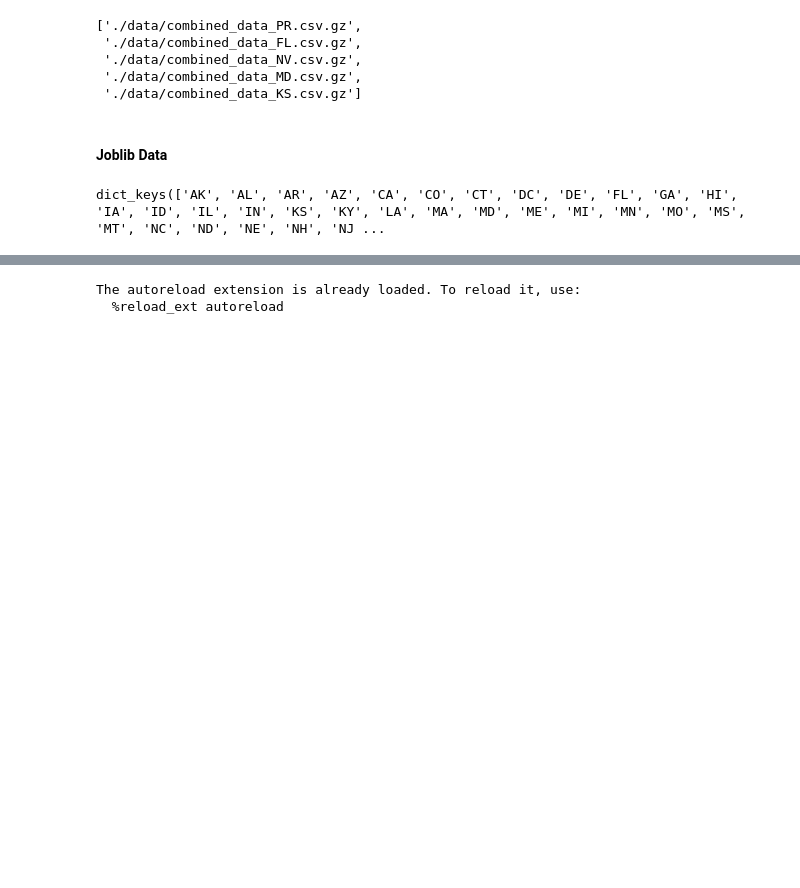
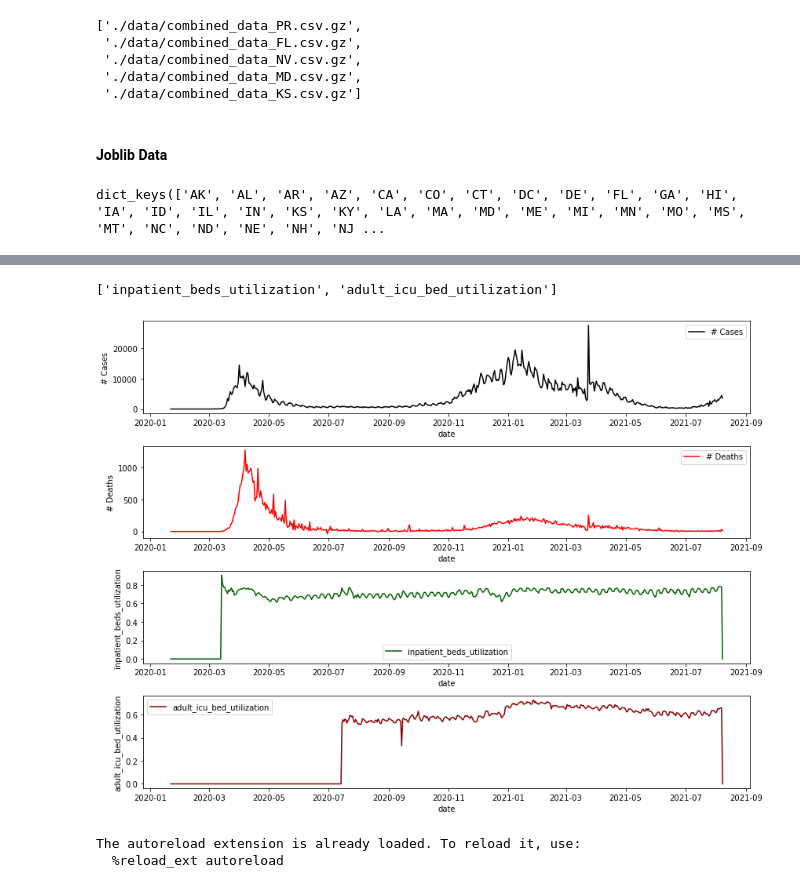
Before and after one commit to jirvingphd/playing-with-coronavirus-data, a Jupyter notebook: coronavirus_covid_19_timeseries_forecasting_08-2021.ipynb, the cells around one changed output, grey strips where cells are left out. Saved outputs shown, nothing was run; the diff lists cells and outputs as text; code cells hidden in the pictures; blank space fills up the shorter version.

```diff
--- a/coronavirus_covid_19_timeseries_forecasting_08-2021.ipynb
+++ b/coronavirus_covid_19_timeseries_forecasting_08-2021.ipynb
@@ -69,0 +88,6 @@ array([<AxesSubplot:xlabel='date'>, <AxesSubplot:xlabel='date'>,
+# %%
+def get_state(STATES, state='NY'):
+    df_state= STATES[state].copy()
+    cols_to_drop=[c for c in df_state.columns if ('coverage' in c) | ('denominator' in c)]
+    df_state = df_state.drop(columns=cols_to_drop)
+    return df_state
@@ -69,0 +96,3 @@ array([<AxesSubplot:xlabel='date'>, <AxesSubplot:xlabel='date'>,
+# %%
+ny = get_state(STATES,'NY')
+ny
@@ -70,3 +114,34 @@ array([<AxesSubplot:xlabel='date'>, <AxesSubplot:xlabel='date'>,
+# %%
+## make subplotsplot of time series # of cases vs utilization
+df_state = ny.copy()
+drop_cols = [c for c in df_state.columns if ('numerator' in c)| ('denominator' in c)]
+df_state.drop(columns=drop_cols,inplace=True)
+util_cols = [c for c in df_state.columns if c.endswith('utilization') ]
+other_cols = [c for c in df_state.columns if c not in util_cols]
+util_cols
+# %% [output]
+['inpatient_beds_utilization', 'adult_icu_bed_utilization']
+# %%
+## 3 subplots
+fig, axes = plt.subplots(nrows=4,figsize=(12,9))
+
+# 1: cases
+sns.lineplot(data = df_state,x=df_state.index,color='black', y='# Cases',
+             ax=axes[0],label='# Cases')#.plot(ax=axes[0])
+# 2: deaths
+sns.lineplot(data = df_state,x=df_state.index,color='red',
+             y='# Deaths',ax=axes[1],label='# Deaths')#.plot(ax=axes[0])
+
+# 3: icu utilization
+sns.lineplot(data=ny, x=df_state.index, y='inpatient_beds_utilization',
+            ax=axes[2], color='darkgreen',label='inpatient_beds_utilization')
+
+# 4: icu utilization
+sns.lineplot(data=ny, x=df_state.index, y='adult_icu_bed_utilization',
+            ax=axes[3], color='darkred',label='adult_icu_bed_utilization')
+plt.tight_layout()
+# %% [output]
+[figure, added]
 # %%
 ## Appending folder with functions
 %load_ext autoreload
```
Also changed, not shown: parts of 23 cells of this notebook.
